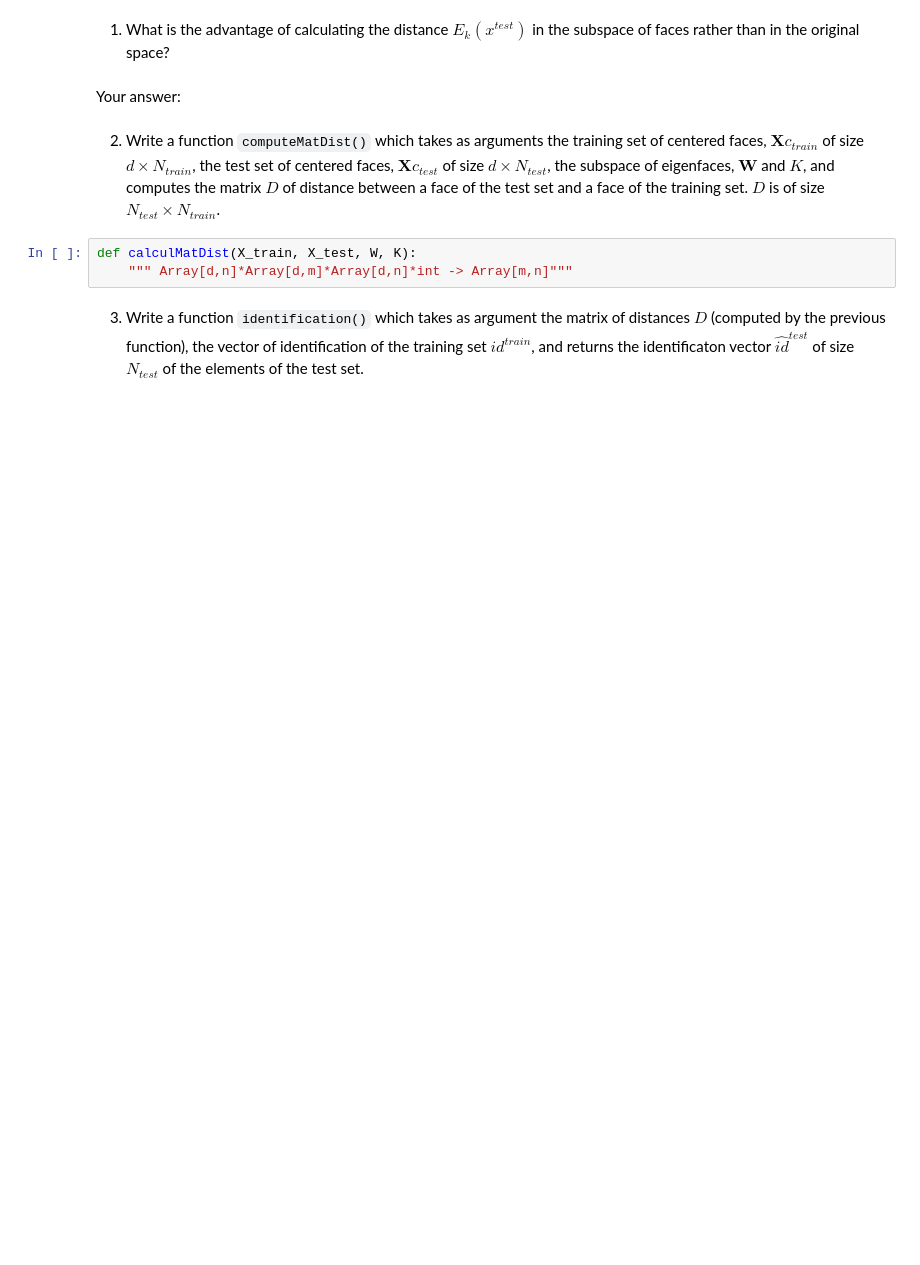
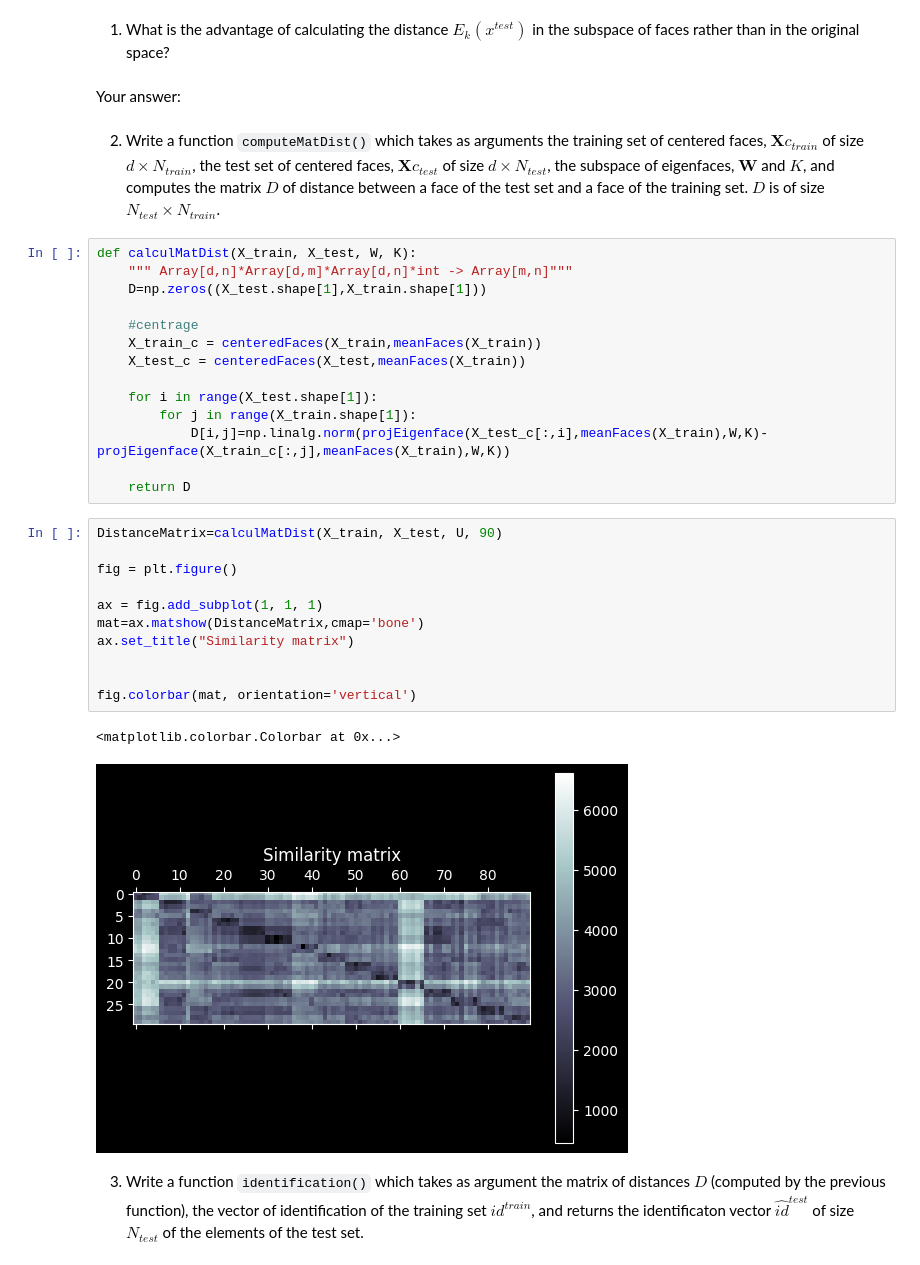
Before and after one commit to HugoRdet/BIMA, a Jupyter notebook: TME9-10/TME9-10.ipynb, the cells around one changed output. Cells and saved outputs as stored; diff of their text form; blank space fills up the shorter version.

```diff
--- a/TME9-10/TME9-10.ipynb
+++ b/TME9-10/TME9-10.ipynb
@@ -346,9 +363,34 @@ This distance is evaluated for each reference face, we can determine the referen
 Your answer:
 # %% [markdown]
 2.  Write a function ``computeMatDist()`` which takes as arguments the training set of centered faces, $\mathbf Xc_{train}$ of size $d\times N_{train}$, the test set of centered faces, $\mathbf Xc_{test}$ of size $d\times N_{test}$, the subspace of eigenfaces, $\mathbf W$ and $K$, and computes the matrix $D$ of distance between a face of the test set and a face of the training set. $D$ is of size $N_{test} \times N_{train}$.
-# %%
-def calculMatDist(X_train, X_test, W, K):
-    """ Array[d,n]*Array[d,m]*Array[d,n]*int -> Array[m,n]"""
+# %%
+def calculMatDist(X_train, X_test, W, K):
+    """ Array[d,n]*Array[d,m]*Array[d,n]*int -> Array[m,n]"""
+    D=np.zeros((X_test.shape[1],X_train.shape[1]))
+
+    #centrage
+    X_train_c = centeredFaces(X_train,meanFaces(X_train))
+    X_test_c = centeredFaces(X_test,meanFaces(X_train))
+
+    for i in range(X_test.shape[1]):
+        for j in range(X_train.shape[1]):
+            D[i,j]=np.linalg.norm(projEigenface(X_test_c[:,i],meanFaces(X_train),W,K)-projEigenface(X_train_c[:,j],meanFaces(X_train),W,K))
+
+    return D
+# %%
+DistanceMatrix=calculMatDist(X_train, X_test, U, 90)
+
+fig = plt.figure()
+
+ax = fig.add_subplot(1, 1, 1)
+mat=ax.matshow(DistanceMatrix,cmap='bone')
+ax.set_title("Similarity matrix")
+
+
+fig.colorbar(mat, orientation='vertical')
+# %% [output]
+<matplotlib.colorbar.Colorbar at 0x...>
+[figure, added]
 # %% [markdown]
 3.  Write a function `identification()` which takes as argument the matrix of distances $D$ (computed by the previous function), the vector of identification of the training set $id^{train}$, and returns the identificaton vector $\hat{id}^{test}$ of size $N_{test}$ of the elements of the test set.
 # %%
```
Also changed, not shown: parts of 13 cells of this notebook, 12 other files.
